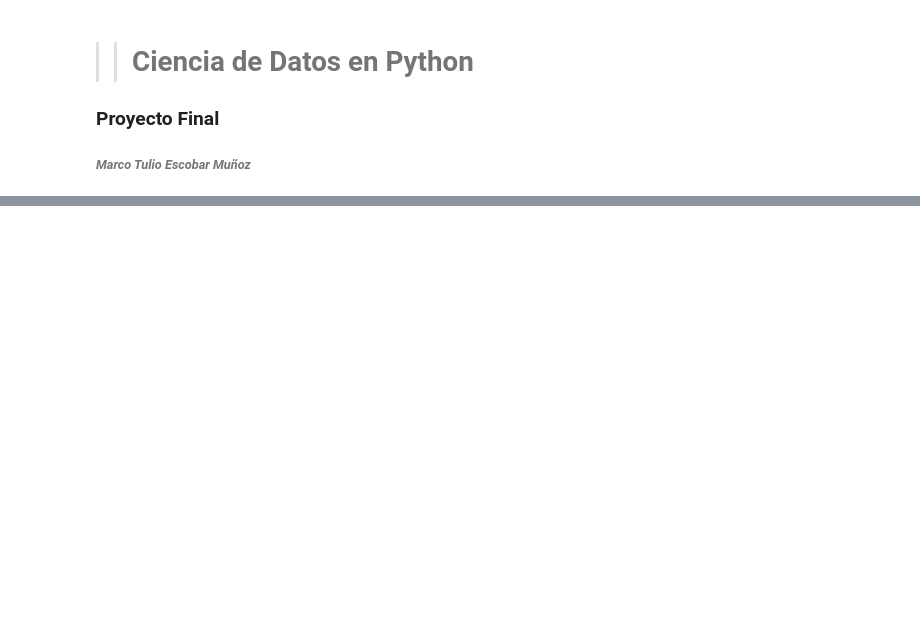
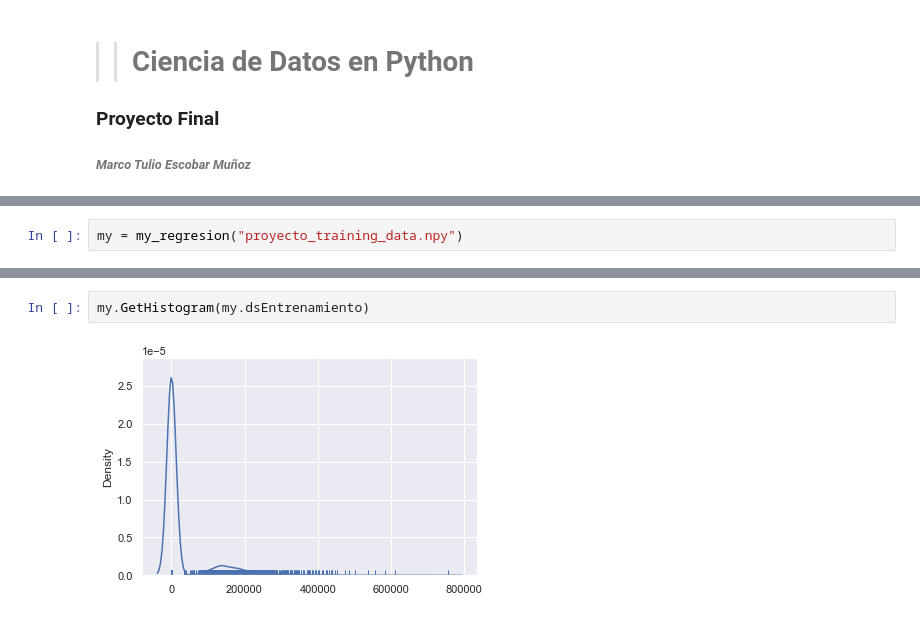
Before and after one commit to Marcot98/MaestriaDataScience, a Jupyter notebook: Ciencia de Datos en Python/Proyecto Final/Proyecto Final - Marco Escobar.ipynb, the cells around one changed output, grey strips where cells are left out. Drawn from its saved outputs; the diff is of its cells as text; blank space fills up the shorter version.

Commit message:
modificaciones en el método de entrenamiento

```diff
--- a/Ciencia de Datos en Python/Proyecto Final/Proyecto Final - Marco Escobar.ipynb
+++ b/Ciencia de Datos en Python/Proyecto Final/Proyecto Final - Marco Escobar.ipynb
@@ -131,3 +149,5 @@ class my_regresion(self, x, y):
         lr.intercept
         #Precisión del modelo
         lr.score(X_train, y_train)
+# %%
+my = my_regresion("proyecto_training_data.npy")
@@ -133,0 +188,4 @@ class my_regresion(self, x, y):
+# %%
+my.GetHistogram(my.dsEntrenamiento)
+# %% [output]
+[figure, added]
```
Also changed, not shown: parts of 6 cells of this notebook, 1 other file.
